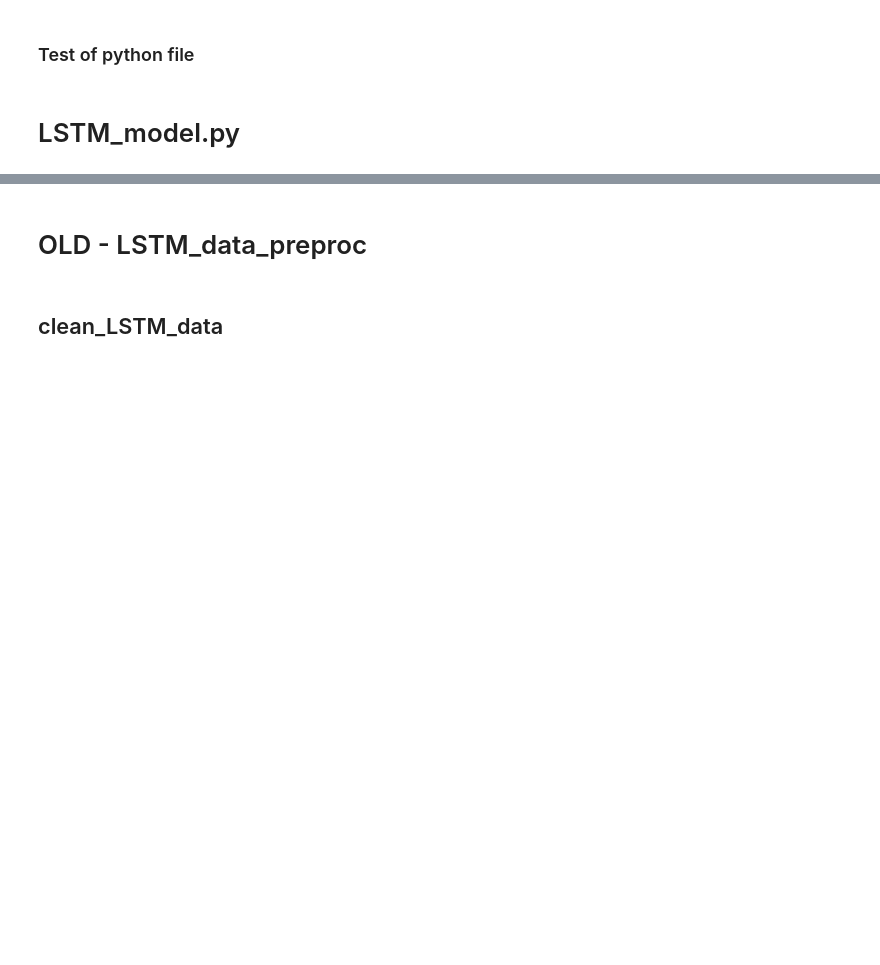
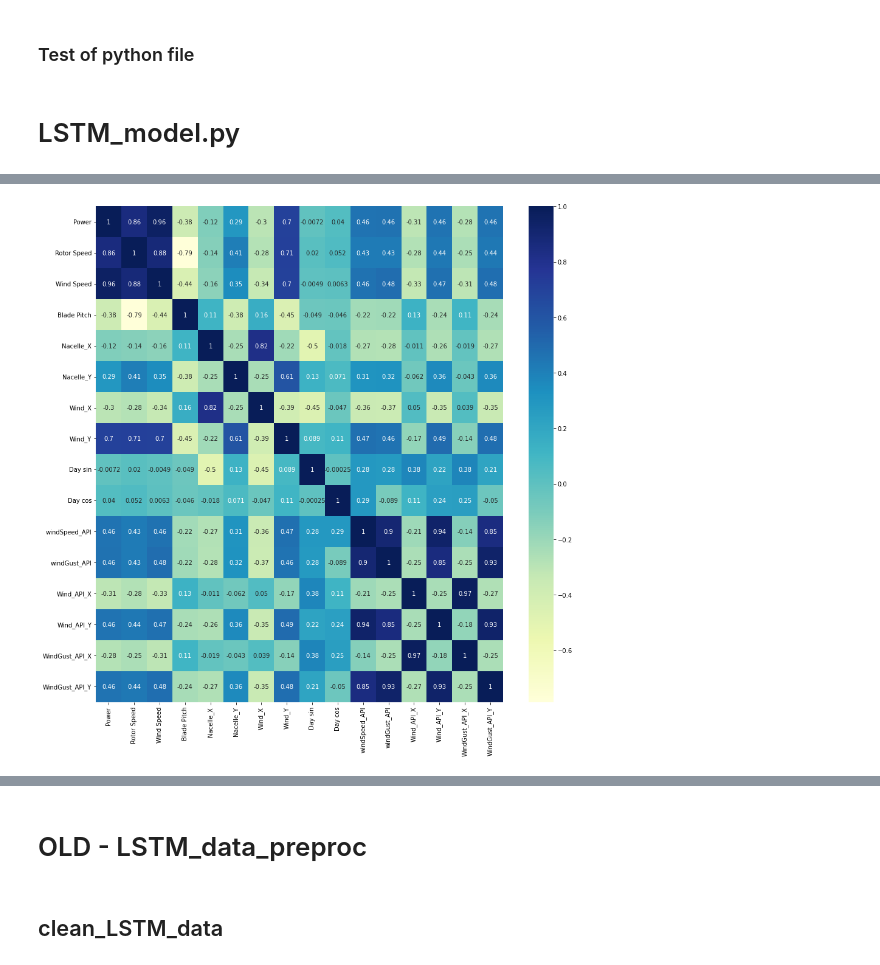
Before and after one commit to AmaurySalles/NextWind, a Jupyter notebook: AS - LSTM_Models.ipynb, the cells around one changed output, grey strips where cells are left out. Saved outputs shown, nothing was run; the diff lists cells and outputs as text; code cells hidden in the pictures; blank space fills up the shorter version.

```diff
--- a/AS - LSTM_Models.ipynb
+++ b/AS - LSTM_Models.ipynb
@@ -918,0 +530,3 @@ plot_loss(history)
+# %%
+temp = train_df[0]
+temp.head()
@@ -918,0 +543,6 @@ plot_loss(history)
+# %%
+# plotting correlation heatmap
+fig, ax = plt.subplots(figsize=(15,15))
+sns.heatmap(axes=ax, data=temp.corr(), cmap="YlGnBu", annot=True);
+# %% [output]
+[figure, added]
```
Also changed, not shown: parts of 184 cells of this notebook, 5 other files.
